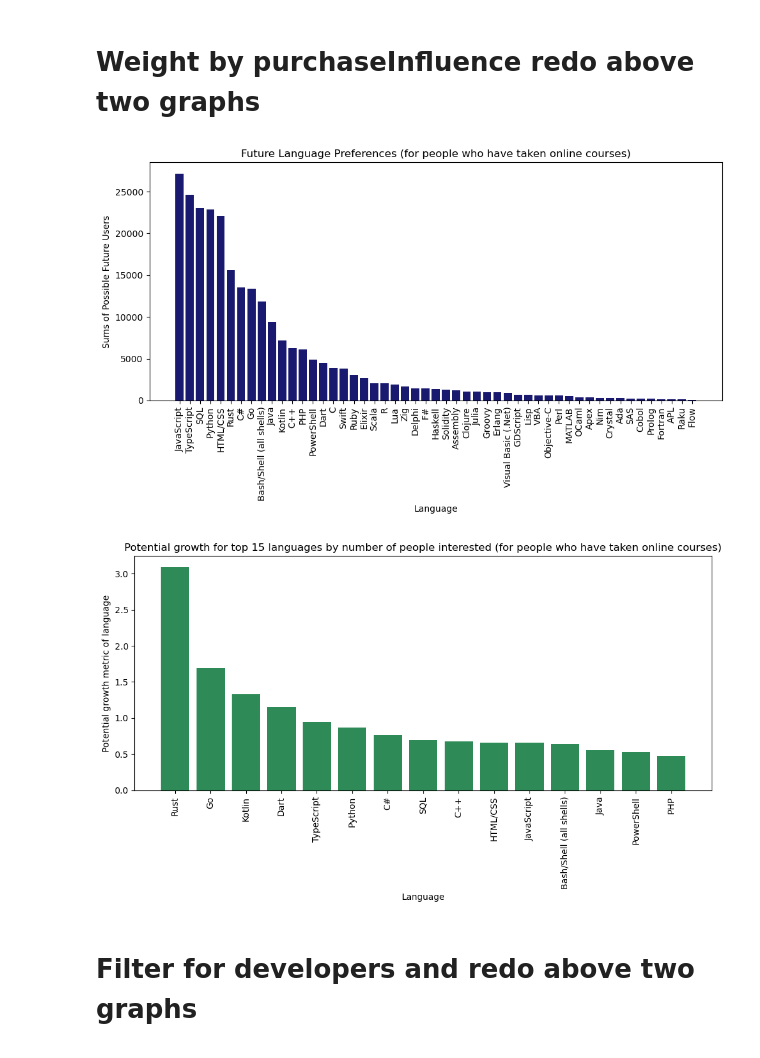
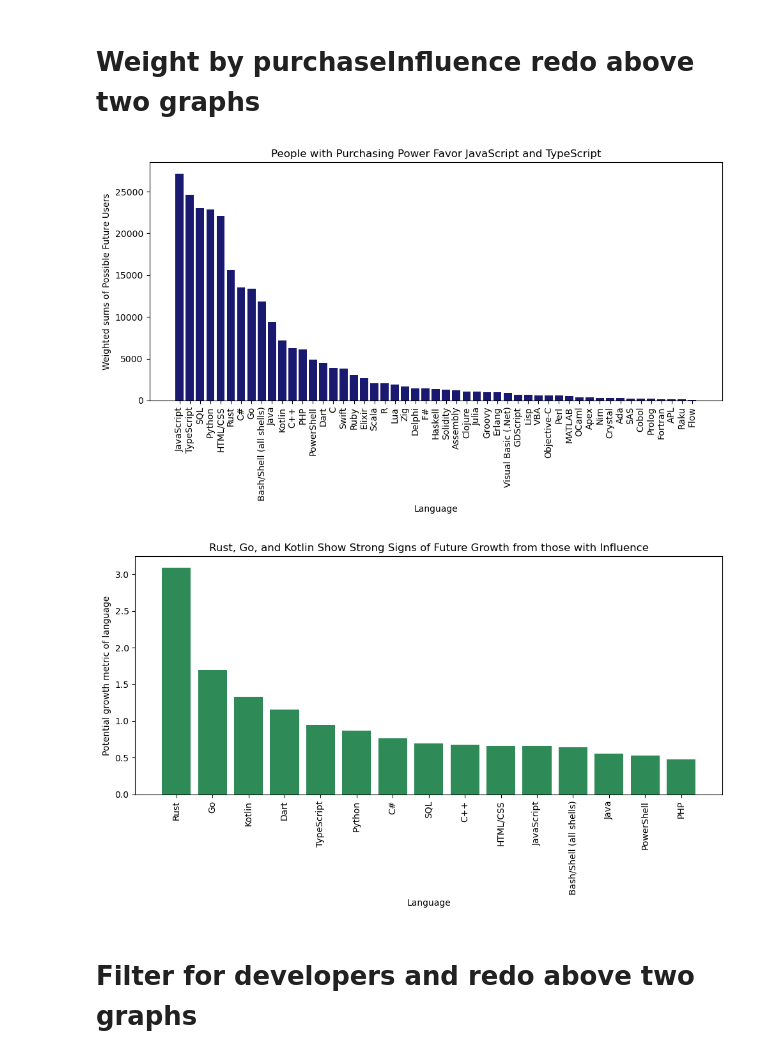
Before and after one commit to SarthakHa/stackoverflow-data-2023, a Jupyter notebook: analysis.ipynb, the cells around one changed output. Cells and saved outputs as stored; diff of their text form; code cells hidden in the pictures.

```diff
--- a/analysis.ipynb
+++ b/analysis.ipynb
@@ -542,10 +542,10 @@ def sum_users_want_to_learn(df, params, params_2):
 sum_users_want_to_learn(online_learners,
     params={"xlabel": "Language",
         "ylabel": "Sums of Possible Future Users",
-        "title": "Future Language Preferences (for people who have taken online courses)",
+        "title": "Among people who have taken online courses, JS, Python, and TypeScript are the languages people want to learn the most",
         },
     params_2={"xlabel": "Language",
         "ylabel": "Potential growth metric of language",
-        "title": "Potential growth for top 15 languages by number of people interested (for people who have taken online courses)",
+        "title": "Rust Leads Languages in Potential Growth Rate Among Online Learners",
         },)
 # %% [output]
@@ -573,16 +573,16 @@ purchase_influence_df = pd.concat([
 # %%
 sum_users_want_to_learn(purchase_influence_df,
     params={"xlabel": "Language",
-        "ylabel": "Sums of Possible Future Users",
-        "title": "Future Language Preferences (for people who have taken online courses)",
+        "ylabel": "Weighted sums of Possible Future Users",
+        "title": "People with Purchasing Power Favor JavaScript and TypeScript",
         },
     params_2={"xlabel": "Language",
         "ylabel": "Potential growth metric of language",
-        "title": "Potential growth for top 15 languages by number of people interested (for people who have taken online courses)",
+        "title": "Rust, Go, and Kotlin Show Strong Signs of Future Growth from those with Influence",
         },)
 # %% [output]
-[figure, old version]
+[figure, new version]
-[figure, old version]
+[figure, new version]
 # %% [markdown]
 # Filter for developers and redo above two graphs
 # %%
```
Also changed, not shown: parts of 4 cells of this notebook.
